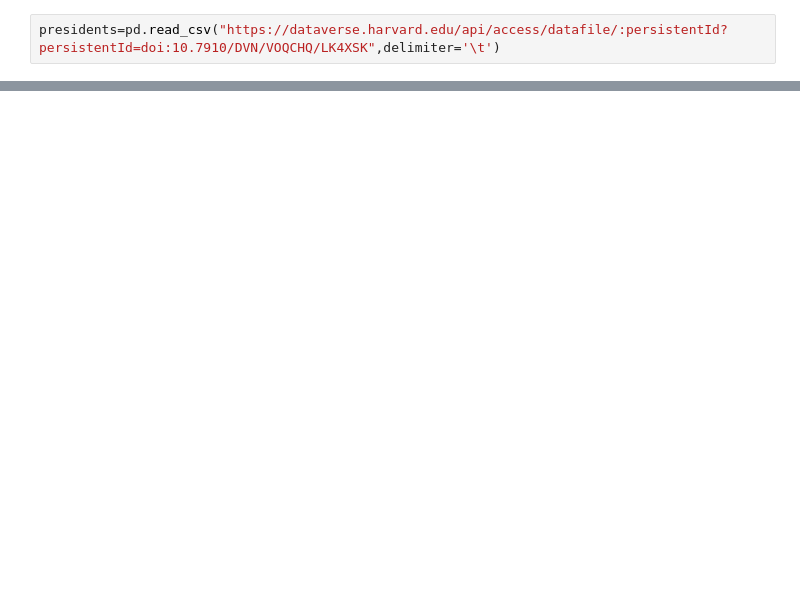
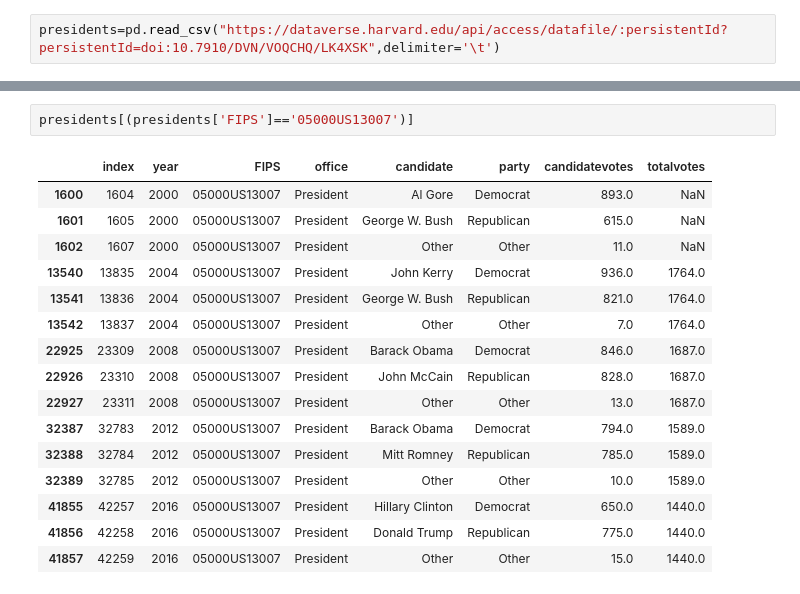
Before and after one commit to oportusgonzalo/datausa-election, a Jupyter notebook: president_county.ipynb, the cells around one changed output, grey strips where cells are left out. Drawn from its saved outputs; the diff is of its cells as text; blank space fills up the shorter version.

```diff
--- a/president_county.ipynb
+++ b/president_county.ipynb
@@ -132,0 +199,19 @@ presidents.head()
+# %%
+presidents[(presidents['FIPS']=='05000US13007')]
+# %% [output]
+|  | index | year | FIPS | office | candidate | party | candidatevotes | totalvotes |
+| 1600 | 1604 | 2000 | 05000US13007 | President | Al Gore | Democrat | 893.0 | NaN |
+| 1601 | 1605 | 2000 | 05000US13007 | President | George W. Bush | Republican | 615.0 | NaN |
+| 1602 | 1607 | 2000 | 05000US13007 | President | Other | Other | 11.0 | NaN |
+| 13540 | 13835 | 2004 | 05000US13007 | President | John Kerry | Democrat | 936.0 | 1764.0 |
+| 13541 | 13836 | 2004 | 05000US13007 | President | George W. Bush | Republican | 821.0 | 1764.0 |
+| 13542 | 13837 | 2004 | 05000US13007 | President | Other | Other | 7.0 | 1764.0 |
+| 22925 | 23309 | 2008 | 05000US13007 | President | Barack Obama | Democrat | 846.0 | 1687.0 |
+| 22926 | 23310 | 2008 | 05000US13007 | President | John McCain | Republican | 828.0 | 1687.0 |
+| 22927 | 23311 | 2008 | 05000US13007 | President | Other | Other | 13.0 | 1687.0 |
+| 32387 | 32783 | 2012 | 05000US13007 | President | Barack Obama | Democrat | 794.0 | 1589.0 |
+| 32388 | 32784 | 2012 | 05000US13007 | President | Mitt Romney | Republican | 785.0 | 1589.0 |
+| 32389 | 32785 | 2012 | 05000US13007 | President | Other | Other | 10.0 | 1589.0 |
+| 41855 | 42257 | 2016 | 05000US13007 | President | Hillary Clinton | Democrat | 650.0 | 1440.0 |
+| 41856 | 42258 | 2016 | 05000US13007 | President | Donald Trump | Republican | 775.0 | 1440.0 |
+| 41857 | 42259 | 2016 | 05000US13007 | President | Other | Other | 15.0 | 1440.0 |
```
Also changed, not shown: parts of 21 cells of this notebook.
